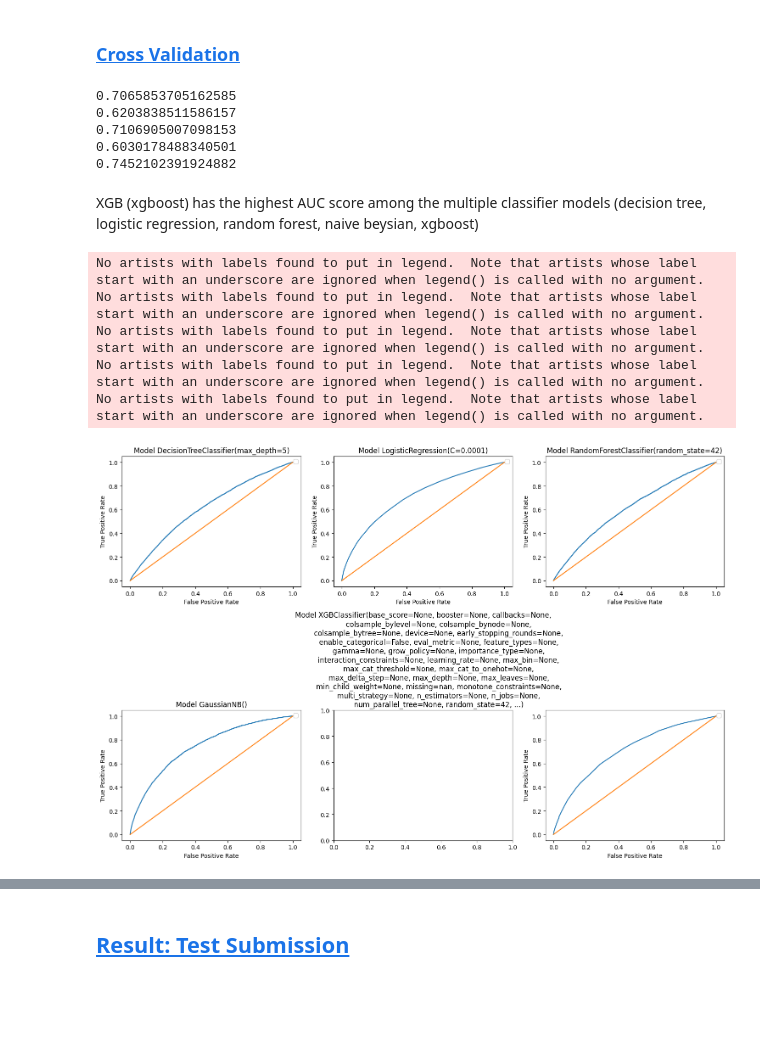
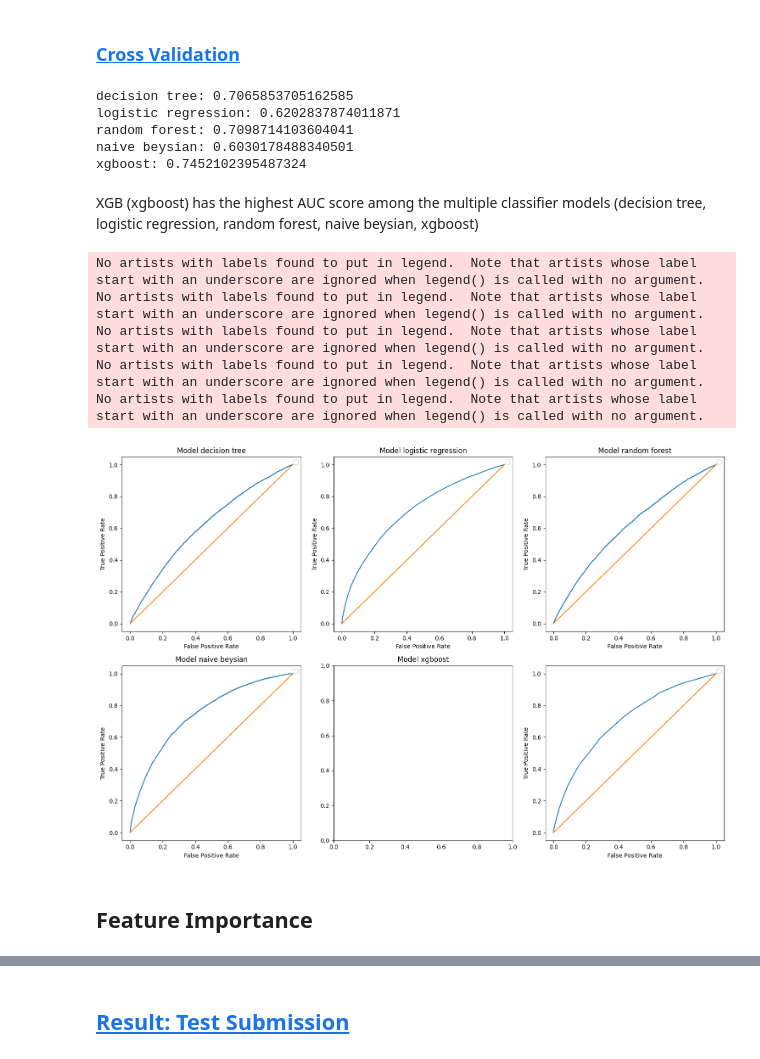
Before and after one commit to dongchanlim/MSBA, a Jupyter notebook: CapstoneProject/notebooks/Models/modeling.ipynb, the cells around one changed output, grey strips where cells are left out. Saved outputs shown, nothing was run; the diff lists cells and outputs as text; code cells hidden in the pictures; blank space fills up the shorter version.

Commit message:
Modeling part updated

```diff
--- a/CapstoneProject/notebooks/Models/modeling.ipynb
+++ b/CapstoneProject/notebooks/Models/modeling.ipynb
@@ -463,5 +464,11 @@ Wall time: 2.63 s
 # %% [markdown]
 ### <a id='toc1_10_3_'></a>[Cross Validation](#toc0_)
+# %%
+model_dict = {'decision tree': dcn_tree,
+              'logistic regression': log_reg,
+              'random forest': rforest,
+              'naive beysian': nb,
+              'xgboost':xgb}
 # %%
 
 def cross_valid5_score(model):
@@ -469,15 +476,15 @@ def cross_valid5_score(model):
                         scoring= 'roc_auc',
                         return_train_score=True)
     return scores['test_score'].mean()
-# %%
-for m in [dcn_tree, log_reg, rforest, nb, xgb]:
-    print(cross_valid5_score(m))
-# %% [output]
-0.7065853705162585
-0.6203838511586157
-0.7106905007098153
-0.6030178488340501
-0.7452102391924882
+# %%
+for name, model in model_dict.items():
+    print(f"{name}: {cross_valid5_score(model)}")
+# %% [output]
+decision tree: 0.7065853705162585
+logistic regression: 0.6202837874011871
+random forest: 0.7098714103604041
+naive beysian: 0.6030178488340501
+xgboost: 0.7452102395487324
 # %% [markdown]
 XGB (xgboost) has the highest AUC score among the multiple classifier models (decision tree, logistic regression, random forest, naive beysian, xgboost)
 # %%
@@ -492,23 +499,26 @@ def plot_roc_curve(model):
     plt.ylabel('True Positive Rate')
     plt.legend()
 # %%
-models = [dcn_tree, log_reg, rforest, nb, xgb]
+models = model_dict.values()
+mname = list(model_dict.keys())
 
 fig, axs = plt.subplots(2, 3, figsize=(15, 10))
 axs = axs.flatten()
 
 for i, model in enumerate(models):
     plot_roc_curve(model)
     plt.plot([0,1],[0,1],label='STR')
     plt.sca(axs[i])
-    plt.title(f"Model {model}")
+    plt.title(f"Model {mname[i]}")
 
 plt.tight_layout()
 plt.show()
 # %% [output]
 No artists with labels found to put in legend.  Note that artists whose label start with an underscore are ignored when legend() is called with no argument.
 No artists with labels found to put in legend.  Note that artists whose label start with an underscore are ignored when legend() is called with no argument.
 No artists with labels found to put in legend.  Note that artists whose label start with an underscore are ignored when legend() is called with no argument.
 No artists with labels found to put in legend.  Note that artists whose label start with an underscore are ignored when legend() is called with no argument.
 No artists with labels found to put in legend.  Note that artists whose label start with an underscore are ignored when legend() is called with no argument.
-[figure, old version]
+[figure, new version]
+# %% [markdown]
+## Feature Importance
```
Also changed, not shown: parts of 10 cells of this notebook, 1 other file.
